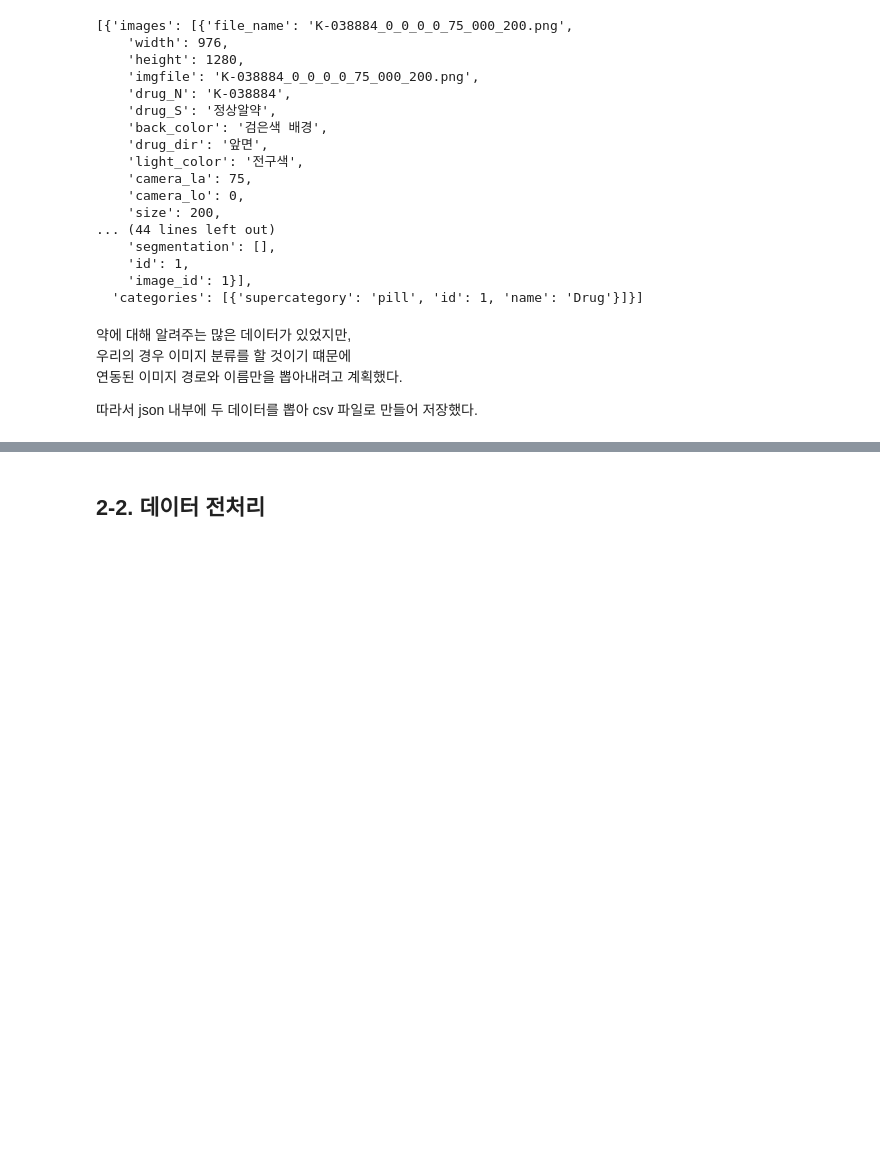
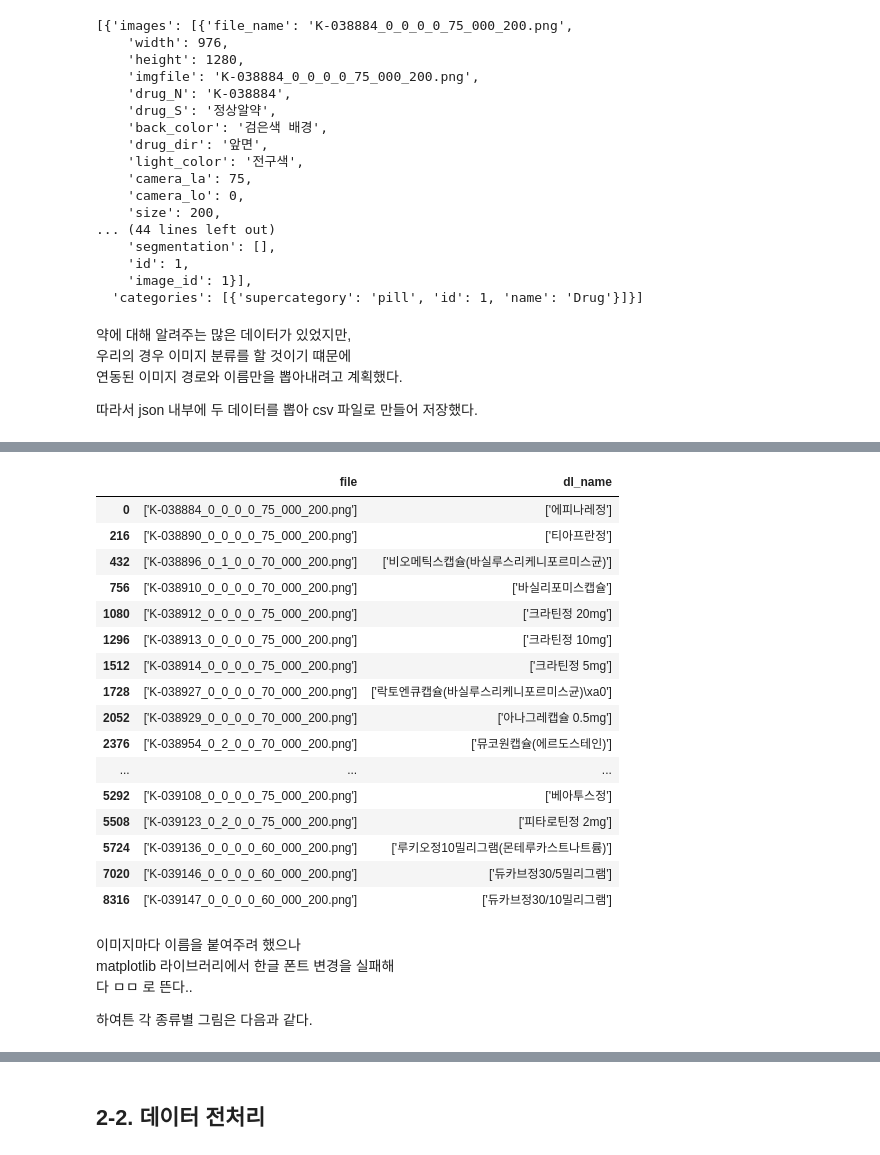
Before and after one commit to xman227/SWbootcamp, a Jupyter notebook: Oha/Project2.ipynb, the cells around one changed output, grey strips where cells are left out. Saved outputs shown, nothing was run; the diff lists cells and outputs as text; code cells hidden in the pictures; blank space fills up the shorter version.

```diff
--- a/Oha/Project2.ipynb
+++ b/Oha/Project2.ipynb
@@ -148,0 +197,42 @@ df.drop('variety', axis=1)
+# %%
+
+# 각 약 종류당 한 장씩의 이미지를 불러왔다.
+def make_pills_one(df):
+    """
+    데이터프레임에서 약 종류별로 하나씩 가져오는 코드
+    """
+
+    pills_df = pd.DataFrame()
+    num = len(df['dl_name'].unique()) #총 약의 갯수
+
+    for idx in range(num): # 각 약마다 한 행씩 불러오기
+        df2 = df[df['dl_name'] == df['dl_name'].unique()[idx]] # idx 번째 약 종류
+        pills_df = pills_df.append(df2.iloc[0:1])
+
+    return pills_df
+
+pills_df = make_pills_one(df)
+# %% [output]
+|  | file | dl_name |
+| 0 | ['K-038884_0_0_0_0_75_000_200.png'] | ['에피나레정'] |
+| 216 | ['K-038890_0_0_0_0_75_000_200.png'] | ['티아프란정'] |
+| 432 | ['K-038896_0_1_0_0_70_000_200.png'] | ['비오메틱스캡슐(바실루스리케니포르미스균)'] |
+| 756 | ['K-038910_0_0_0_0_70_000_200.png'] | ['바실리포미스캡슐'] |
+| 1080 | ['K-038912_0_0_0_0_75_000_200.png'] | ['크라틴정 20mg'] |
+| 1296 | ['K-038913_0_0_0_0_75_000_200.png'] | ['크라틴정 10mg'] |
+| 1512 | ['K-038914_0_0_0_0_75_000_200.png'] | ['크라틴정 5mg'] |
+| 1728 | ['K-038927_0_0_0_0_70_000_200.png'] | ['락토엔큐캡슐(바실루스리케니포르미스균)\xa0'] |
+| 2052 | ['K-038929_0_0_0_0_70_000_200.png'] | ['아나그레캡슐 0.5mg'] |
+| 2376 | ['K-038954_0_2_0_0_70_000_200.png'] | ['뮤코원캡슐(에르도스테인)'] |
+| ... | ... | ... |
+| 5292 | ['K-039108_0_0_0_0_75_000_200.png'] | ['베아투스정'] |
+| 5508 | ['K-039123_0_2_0_0_75_000_200.png'] | ['피타로틴정 2mg'] |
+| 5724 | ['K-039136_0_0_0_0_60_000_200.png'] | ['루키오정10밀리그램(몬테루카스트나트륨)'] |
+| 7020 | ['K-039146_0_0_0_0_60_000_200.png'] | ['듀카브정30/5밀리그램'] |
+| 8316 | ['K-039147_0_0_0_0_60_000_200.png'] | ['듀카브정30/10밀리그램'] |
+# %% [markdown]
+이미지마다 이름을 붙여주려 했으나
+matplotlib 라이브러리에서 한글 폰트 변경을 실패해
+다 ㅁㅁ 로 뜬다..
+
+하여튼 각 종류별 그림은 다음과 같다.
```
Also changed, not shown: parts of 15 cells of this notebook.
